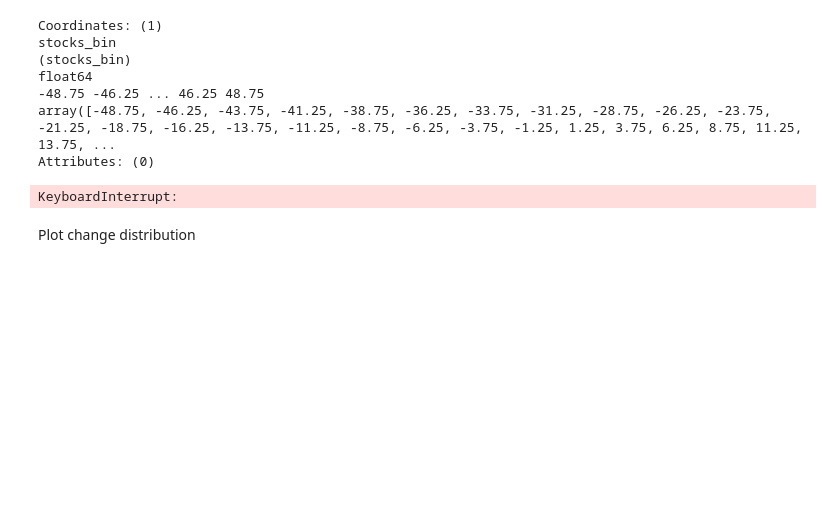
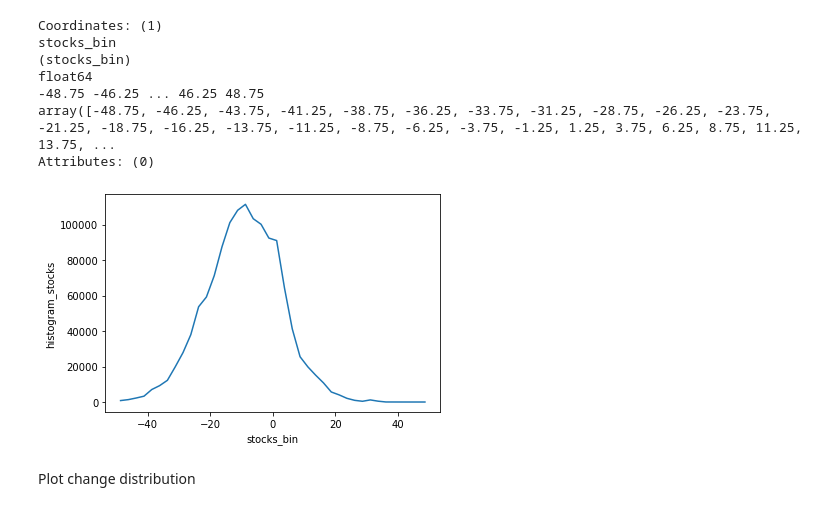
Before and after one commit to Vizzuality/soils-revealed-data, a Jupyter notebook: processing/precalculations_with_zarrs.ipynb, the cells around one changed output. Cells and saved outputs as stored; diff of their text form; code cells hidden in the pictures; blank space fills up the shorter version.

```diff
--- a/processing/precalculations_with_zarrs.ipynb
+++ b/processing/precalculations_with_zarrs.ipynb
@@ -424,9 +476,9 @@ float64
 array([-48.75, -46.25, -43.75, -41.25, -38.75, -36.25, -33.75, -31.25, -28.75, -26.25, -23.75, -21.25, -18.75, -16.25, -13.75, -11.25, -8.75, -6.25, -3.75, -1.25, 1.25, 3.75, 6.25, 8.75, 11.25, 13.75, ...
 Attributes: (0)
 # %%
-%%time
-h.plot()
+with ProgressBar():
+    h.plot()
 # %% [output]
-KeyboardInterrupt:
+[figure, added]
 # %% [markdown]
 Plot change distribution
```
Also changed, not shown: parts of 29 cells of this notebook.
